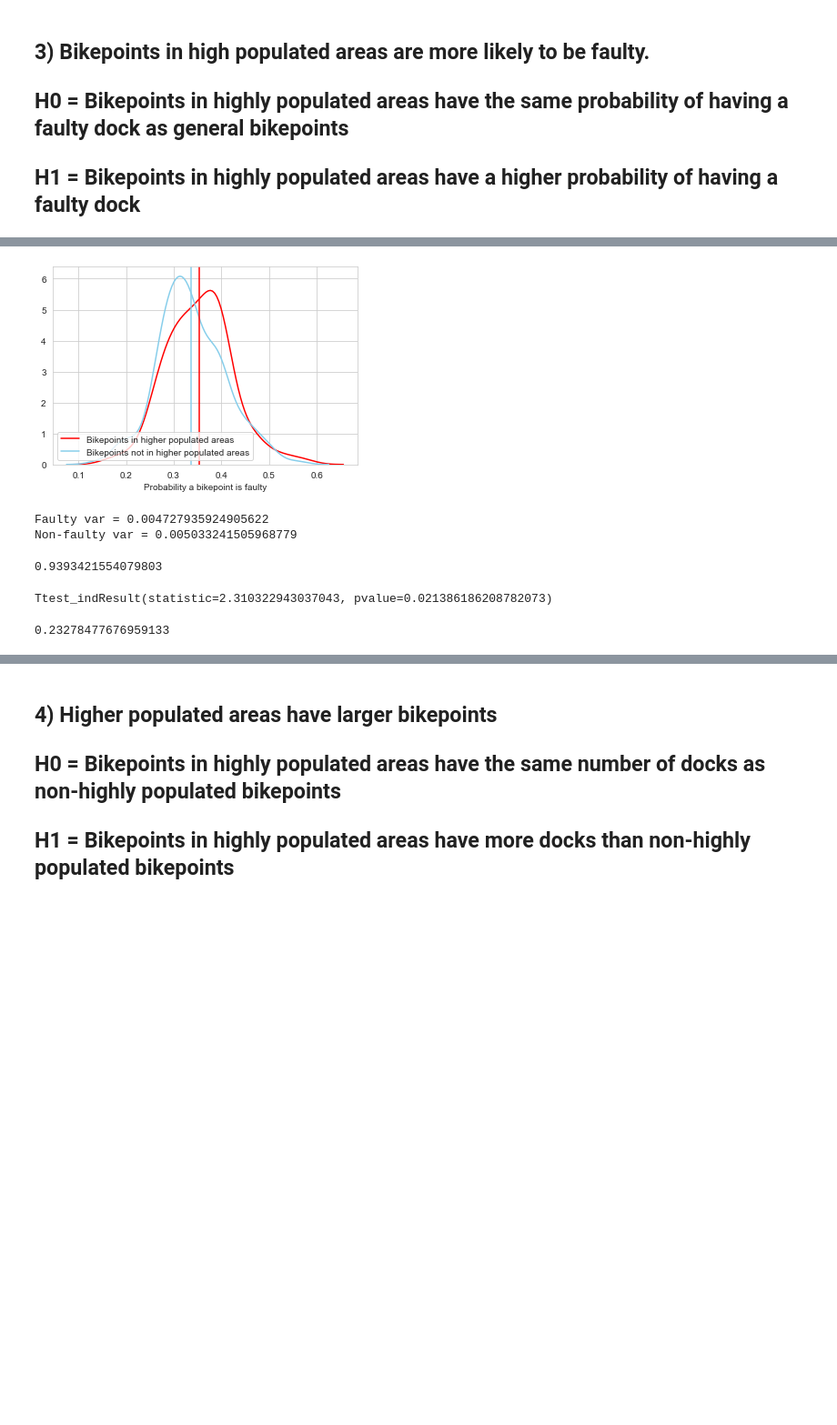
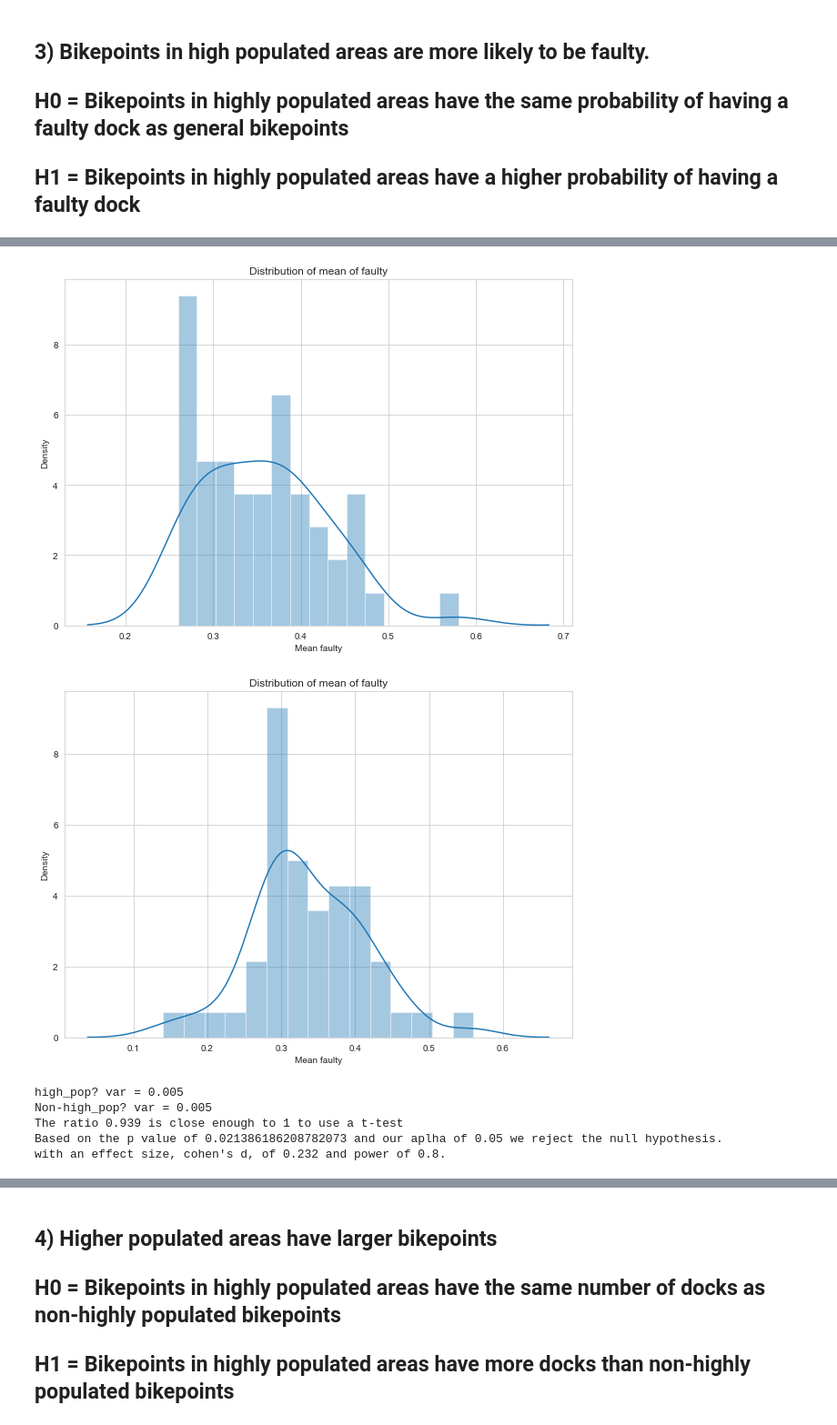
Before and after one commit to MHannan94/mod3_project, a Jupyter notebook: hypothesis_testing.ipynb, the cells around one changed output, grey strips where cells are left out. Shown at 91% size. Cells and saved outputs as stored; diff of their text form; code cells hidden in the pictures; blank space fills up the shorter version.

```diff
--- a/hypothesis_testing.ipynb
+++ b/hypothesis_testing.ipynb
@@ -339,47 +116,3 @@ sns.distplot(probs3_subsample2, norm_hist = True);
-# %%
-sns.distplot(probs3_subsample1, hist=False, norm_hist=True, label='Bikepoints in higher populated areas', color='red')
-sns.distplot(probs3_subsample2, hist=False, norm_hist=True, label='Bikepoints not in higher populated areas', color='skyblue')
-plt.axvline(x = np.mean(probs3_subsample1), color='red')
-plt.axvline(x = np.mean(probs3_subsample2), color='skyblue')
-plt.xlabel('Probability a bikepoint is faulty')
-plt.legend(loc = 3);
-# %% [output]
-[figure, removed]
-# %%
-# As we have taken two samples from an unknown population we will use a 2 sample t-test
-# We need to check if the variances of both samples are the same, if they aren't we'll have to use Welch's t-test
-
-v31 = np.var(probs3_subsample1)
-v32 = np.var(probs3_subsample2)
-
-print('Faulty var = {}'.format(v31) + '\nNon-faulty var = {}'.format(v32))
-# %% [output]
-Faulty var = 0.004727935924905622
-Non-faulty var = 0.005033241505968779
-# %%
-# Need to take the ratio of the vars to see if they're close enough for a t test
-# They are close enough so we can use a 2 sample t-test
-
-v31/v32
-# %% [output]
-0.9393421554079803
-# %%
-results3 = stats.ttest_ind(probs3_subsample1, probs3_subsample2)
-print(results3)
-# %% [output]
-Ttest_indResult(statistic=2.310322943037043, pvalue=0.021386186208782073)
-# %%
-# calculate Cohen's d
-
-m31 = np.mean(probs3_subsample1)
-m32 = np.mean(probs3_subsample2)
-
-n31 = len(probs3_subsample1)
-n32 = len(probs3_subsample2)
-
-s3 = np.sqrt(((n31 - 1)*v31 + (n32 - 1)*v32) / (n31 + n32 - 2))
-
-d3 = (m31 - m32)/(s3)
-d3
-# %% [output]
-0.23278477676959133
+# %%
+hypothesis_test(bikes_df, 'high_pop?', 'faulty')
+# %% [output]
@@ -385,0 +131,7 @@ d3
+[figure, added]
+[figure, added]
+high_pop? var = 0.005
+Non-high_pop? var = 0.005
+The ratio 0.939 is close enough to 1 to use a t-test
+Based on the p value of 0.021386186208782073 and our aplha of 0.05 we reject the null hypothesis.
+with an effect size, cohen's d, of 0.232 and power of 0.8.
```
Also changed, not shown: parts of 42 cells of this notebook, 4 other files.
